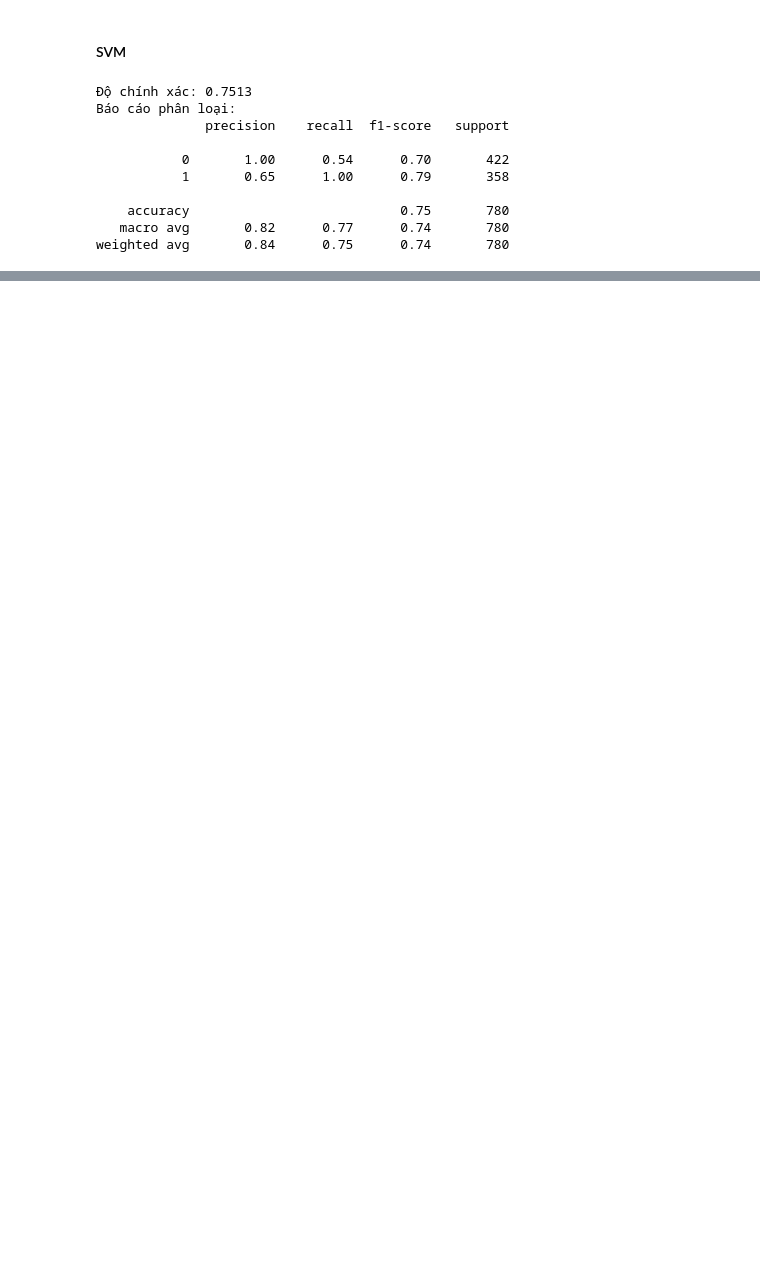
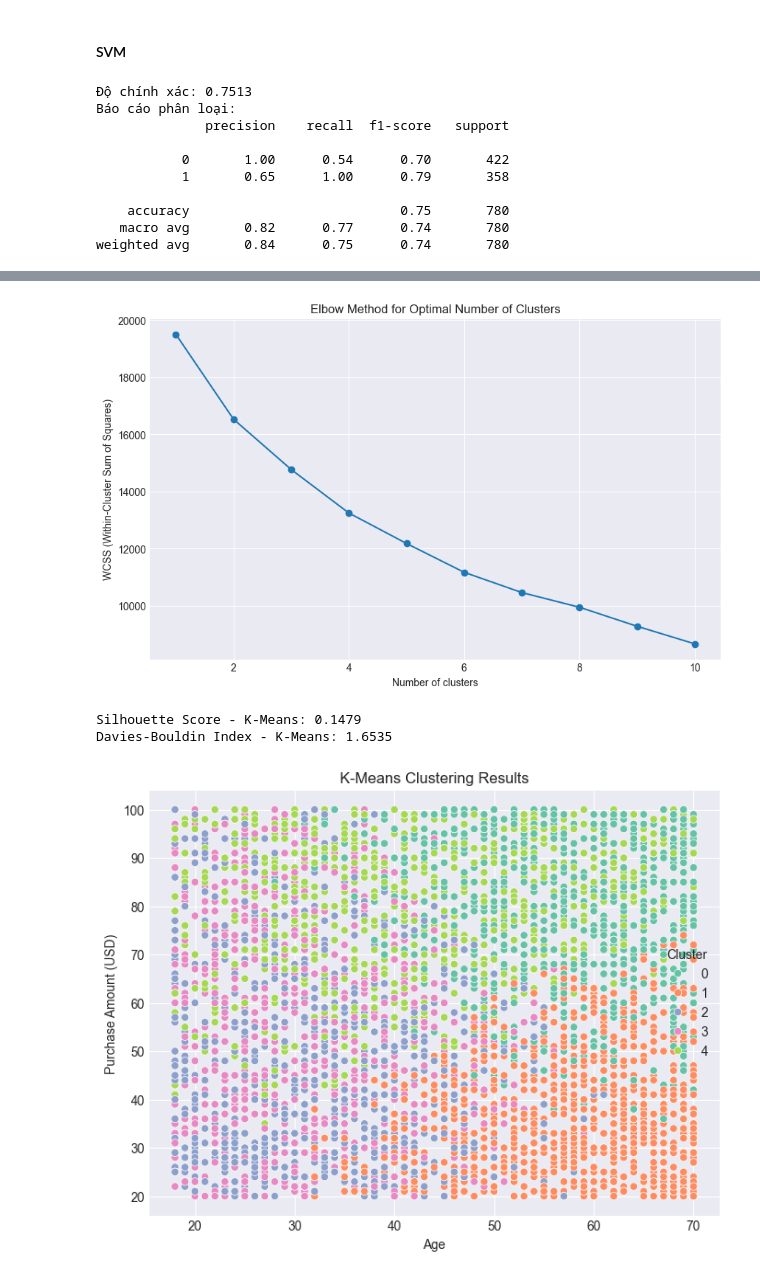
Before and after one commit to trinhngocnhat/khaithacdulieu, a Jupyter notebook: Customer Segmentation.ipynb, the cells around one changed output, grey strips where cells are left out. Cells and saved outputs as stored; diff of their text form; code cells hidden in the pictures; blank space fills up the shorter version.

Commit message:
k-means

```diff
--- a/Customer Segmentation.ipynb
+++ b/Customer Segmentation.ipynb
@@ -445,0 +446,76 @@ weighted avg       0.84      0.75      0.74       780
+# %%
+# Import các thư viện cần thiết
+import pandas as pd
+import numpy as np
+import matplotlib.pyplot as plt
+import seaborn as sns
+from sklearn.preprocessing import StandardScaler, LabelEncoder
+from sklearn.cluster import KMeans
+from sklearn.metrics import silhouette_score, davies_bouldin_score
+
+# Đọc dữ liệu từ tệp CSV
+data_path = "data/shopping_behavior_updated.csv"
+df = pd.read_csv(data_path)
+
+# Chọn các cột số để phân cụm
+selected_columns = ['Age', 'Purchase Amount (USD)', 'Previous Purchases', 'Review Rating', 'Frequency of Purchases']
+
+# Kiểm tra kiểu dữ liệu
+print(df[selected_columns].dtypes)
+
+# Xử lý cột không phải số
+if 'Frequency of Purchases' in df.columns and df['Frequency of Purchases'].dtype == 'object':
+    df['Frequency of Purchases'] = LabelEncoder().fit_transform(df['Frequency of Purchases'])
+
+# Giữ lại chỉ các cột số
+data = df[selected_columns].select_dtypes(include=['number']).dropna()
+
+# Chuẩn hóa dữ liệu
+scaler = StandardScaler()
+data_scaled = scaler.fit_transform(data)
+
+# Tìm số cụm tối ưu bằng phương pháp Elbow
+wcss = []
+for i in range(1, 11):
+    kmeans = KMeans(n_clusters=i, random_state=42)
+    kmeans.fit(data_scaled)
+    wcss.append(kmeans.inertia_)
+
+# Vẽ biểu đồ Elbow
+plt.figure(figsize=(10, 6))
+plt.plot(range(1, 11), wcss, marker='o')
+plt.title('Elbow Method for Optimal Number of Clusters')
+plt.xlabel('Number of clusters')
+plt.ylabel('WCSS (Within-Cluster Sum of Squares)')
+plt.show()
+
+# Áp dụng K-means clustering với số cụm tối ưu
+optimal_clusters = 5  # Chọn số cụm từ biểu đồ Elbow
+kmeans = KMeans(n_clusters=optimal_clusters, random_state=42)
+clusters_kmeans = kmeans.fit_predict(data_scaled)
+df['Cluster_KMeans'] = clusters_kmeans
+
+# Đánh giá hiệu suất phân cụm
+silhouette_kmeans = silhouette_score(data_scaled, clusters_kmeans)
+davies_bouldin_kmeans = davies_bouldin_score(data_scaled, clusters_kmeans)
+
+print(f'Silhouette Score - K-Means: {silhouette_kmeans:.4f}')
+print(f'Davies-Bouldin Index - K-Means: {davies_bouldin_kmeans:.4f}')
+
+# Trực quan hóa kết quả phân cụm
+plt.figure(figsize=(8, 6))
+sns.scatterplot(x=df['Age'], y=df['Purchase Amount (USD)'], hue=df['Cluster_KMeans'], palette='Set2')
+plt.title('K-Means Clustering Results')
+plt.xlabel('Age')
+plt.ylabel('Purchase Amount (USD)')
+plt.legend(title='Cluster')
+plt.show()
+
+# Vẽ biểu đồ so sánh
+fig, axes = plt.subplots(1, 2, figsize=(12, 5))
+sns.scatterplot(ax=axes[0], x=df['Age'], y=df['Purchase Amount (USD)'], hue=df['Cluster_KMeans'], palette='Set2')
+axes[0].set_title('K-Means Clustering')
+sns.scatterplot(ax=axes[1], x=df['Age'], y=df['Review Rating'], hue=df['Cluster_KMeans'], palette='Set2')
+axes[1].set_title('K-Means Clustering (Age vs Review Rating)')
+plt.show()
+# %% [output]
@@ -445,0 +528,4 @@ weighted avg       0.84      0.75      0.74       780
+[figure, added]
+Silhouette Score - K-Means: 0.1479
+Davies-Bouldin Index - K-Means: 1.6535
+[figure, added]
```
Also changed, not shown: parts of 3 cells of this notebook, 1 other file.
